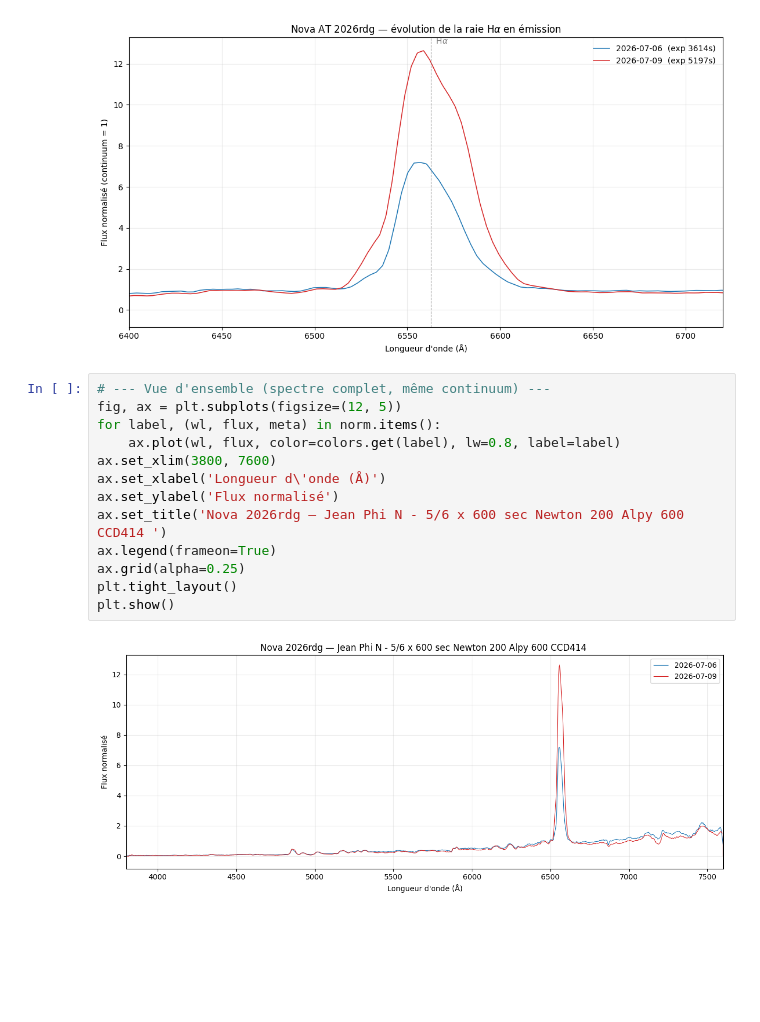
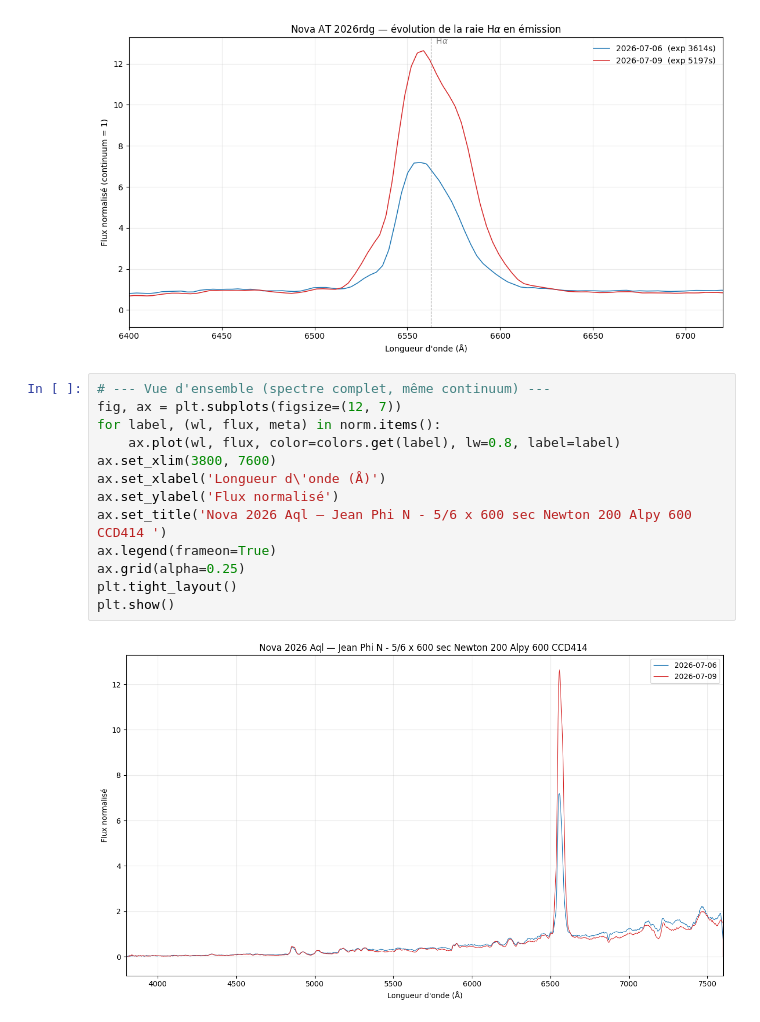
Before and after one commit to jpnoug/spectropy, a Jupyter notebook: nova_2026rdg_Halpha.ipynb, the cells around one changed output. Drawn from its saved outputs; the diff is of its cells as text; blank space fills up the shorter version.

```diff
--- a/nova_2026rdg_Halpha.ipynb
+++ b/nova_2026rdg_Halpha.ipynb
@@ -89,16 +89,16 @@ plt.show()
 [figure]
 # %%
 # --- Vue d'ensemble (spectre complet, même continuum) ---
-fig, ax = plt.subplots(figsize=(12, 5))
+fig, ax = plt.subplots(figsize=(12, 7))
 for label, (wl, flux, meta) in norm.items():
     ax.plot(wl, flux, color=colors.get(label), lw=0.8, label=label)
 ax.set_xlim(3800, 7600)
 ax.set_xlabel('Longueur d\'onde (Å)')
 ax.set_ylabel('Flux normalisé')
-ax.set_title('Nova 2026rdg — Jean Phi N - 5/6 x 600 sec Newton 200 Alpy 600 CCD414 ')
+ax.set_title('Nova 2026 Aql — Jean Phi N - 5/6 x 600 sec Newton 200 Alpy 600 CCD414 ')
 ax.legend(frameon=True)
 ax.grid(alpha=0.25)
 plt.tight_layout()
 plt.show()
 # %% [output]
-[figure, old version]
+[figure, new version]
```
Also changed, not shown: parts of 5 cells of this notebook.
